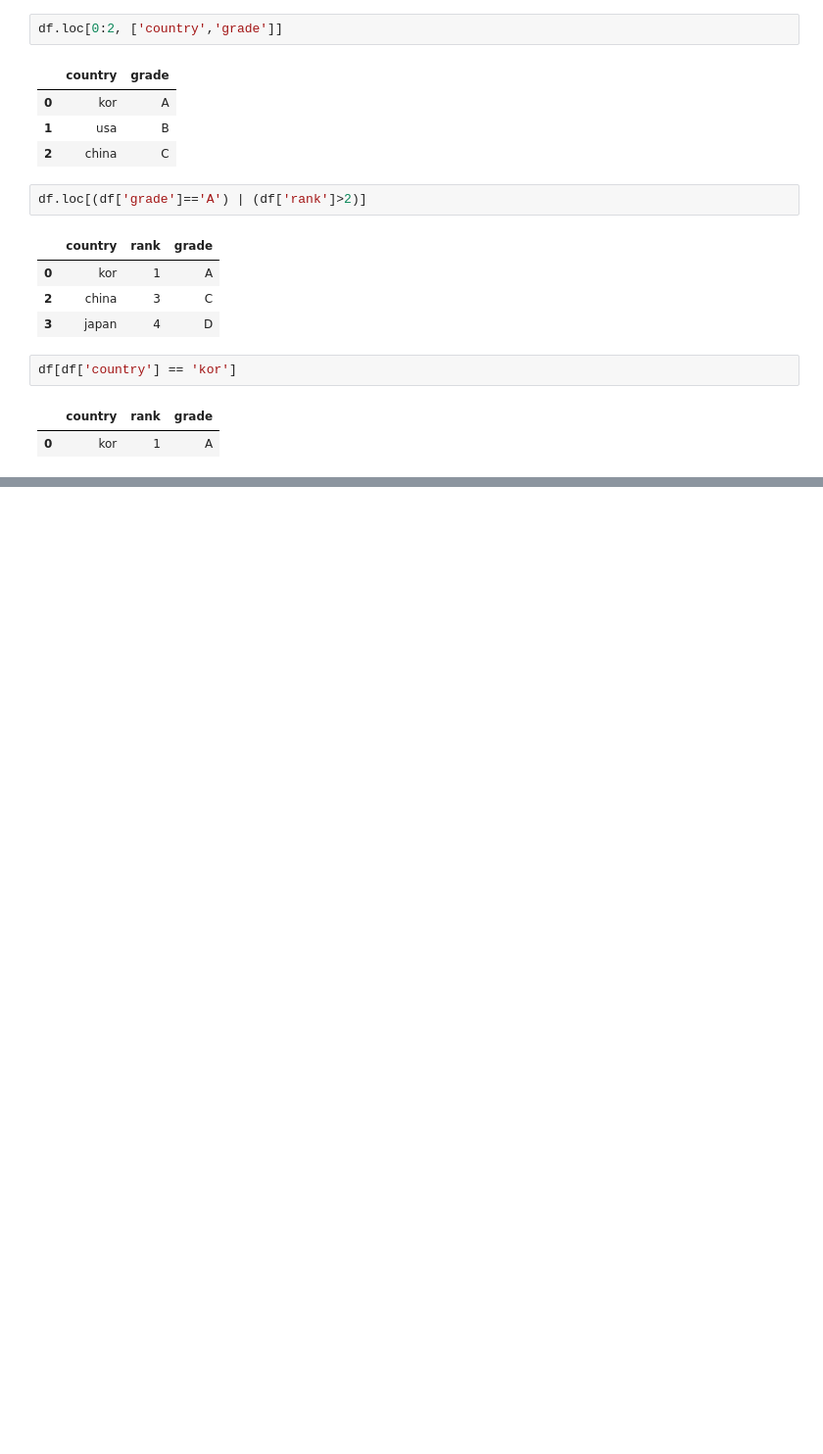
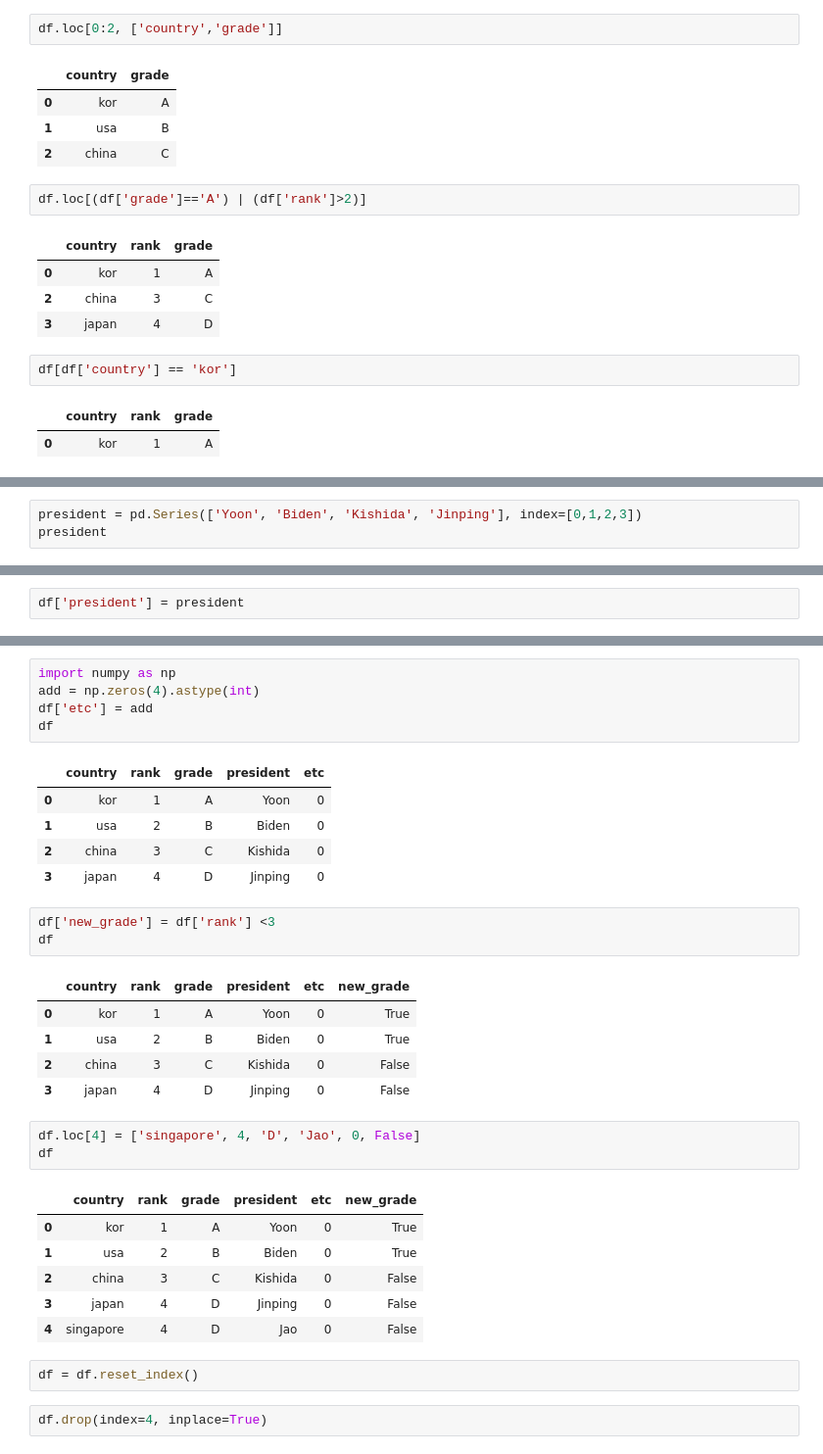
Before and after one commit to hyh528/data_analysis_python, a Jupyter notebook: 4일차_슬랙봇/pandas.ipynb, the cells around one changed output, grey strips where cells are left out. Shown at 98% size. Drawn from its saved outputs; the diff is of its cells as text; blank space fills up the shorter version.

```diff
--- a/4일차_슬랙봇/pandas.ipynb
+++ b/4일차_슬랙봇/pandas.ipynb
@@ -199,0 +230,3 @@ df[df['country'] == 'kor']
+# %%
+president = pd.Series(['Yoon', 'Biden', 'Kishida', 'Jinping'], index=[0,1,2,3])
+president
@@ -199,0 +239,2 @@ df[df['country'] == 'kor']
+# %%
+df['president'] = president
@@ -199,0 +249,34 @@ df[df['country'] == 'kor']
+# %%
+import numpy as np
+add = np.zeros(4).astype(int)
+df['etc'] = add
+df
+# %% [output]
+|  | country | rank | grade | president | etc |
+| 0 | kor | 1 | A | Yoon | 0 |
+| 1 | usa | 2 | B | Biden | 0 |
+| 2 | china | 3 | C | Kishida | 0 |
+| 3 | japan | 4 | D | Jinping | 0 |
+# %%
+df['new_grade'] = df['rank'] <3
+df
+# %% [output]
+|  | country | rank | grade | president | etc | new_grade |
+| 0 | kor | 1 | A | Yoon | 0 | True |
+| 1 | usa | 2 | B | Biden | 0 | True |
+| 2 | china | 3 | C | Kishida | 0 | False |
+| 3 | japan | 4 | D | Jinping | 0 | False |
+# %%
+df.loc[4] = ['singapore', 4, 'D', 'Jao', 0, False]
+df
+# %% [output]
+|  | country | rank | grade | president | etc | new_grade |
+| 0 | kor | 1 | A | Yoon | 0 | True |
+| 1 | usa | 2 | B | Biden | 0 | True |
+| 2 | china | 3 | C | Kishida | 0 | False |
+| 3 | japan | 4 | D | Jinping | 0 | False |
+| 4 | singapore | 4 | D | Jao | 0 | False |
+# %%
+df = df.reset_index()
+# %%
+df.drop(index=4, inplace=True)
```
Also changed, not shown: parts of 19 cells of this notebook, 3 other files.
